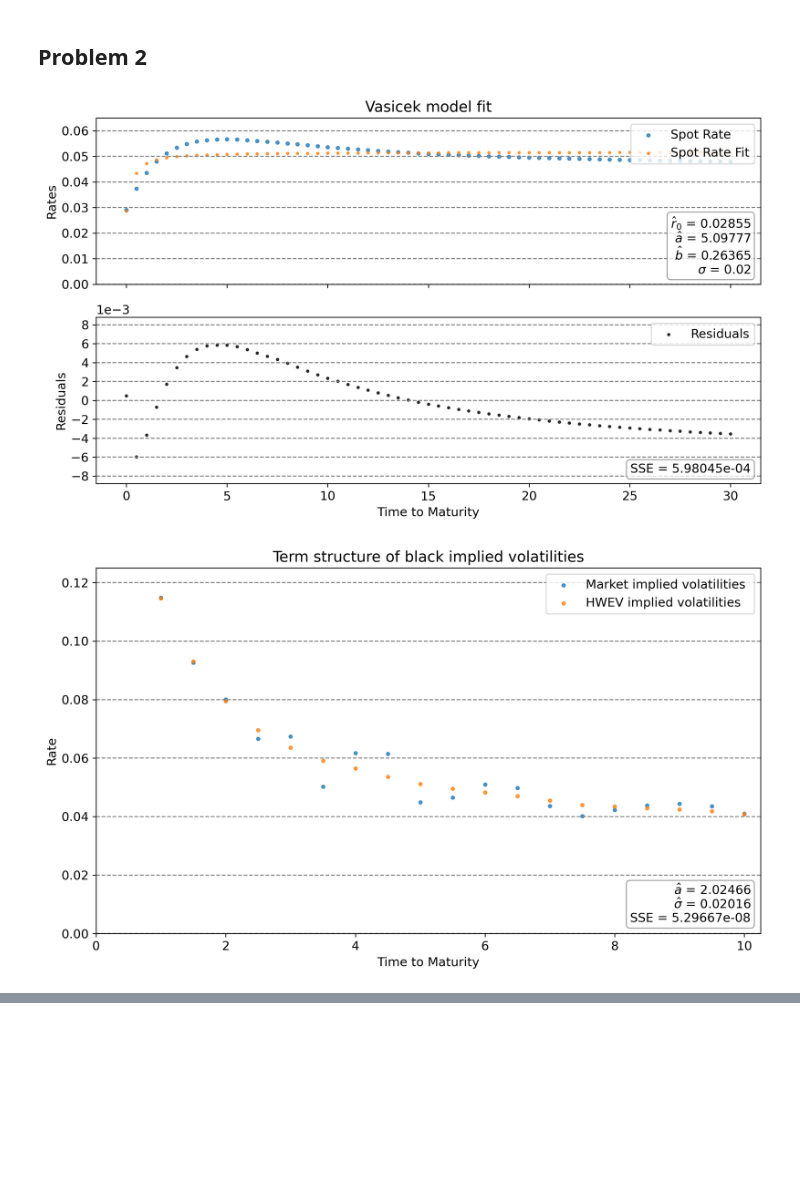
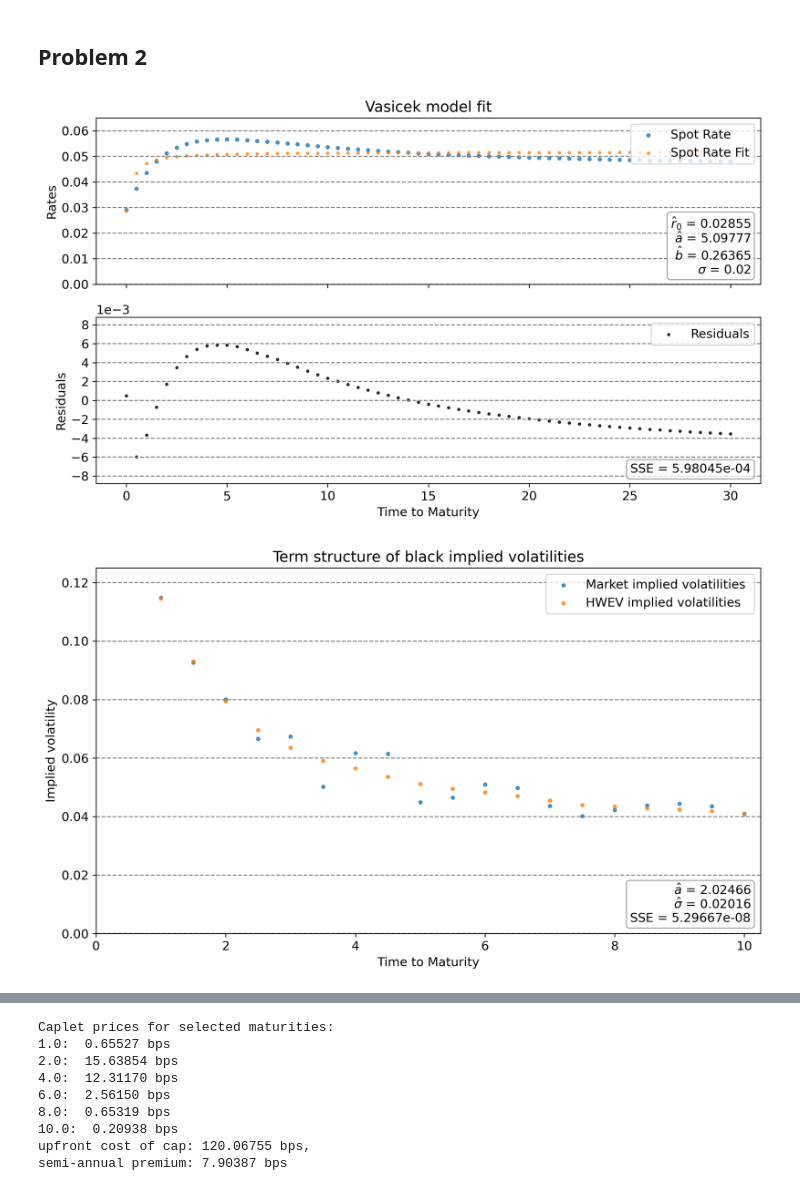
Before and after one commit to johanoelgaard/FixedIncome, a Jupyter notebook: 12/12.ipynb, the cells around one changed output, grey strips where cells are left out. Saved outputs shown, nothing was run; the diff lists cells and outputs as text; code cells hidden in the pictures; blank space fills up the shorter version.

```diff
--- a/12/12.ipynb
+++ b/12/12.ipynb
@@ -112,7 +111,8 @@ interpolation_options = {"method":"nelson_siegel","transition": 'smooth'}
 T_fit, R_fit, sse = fid.zcb_curve_fit(data_zcb,interpolation_options=interpolation_options)
 T_inter = np.linspace(0, 30, 2*int(T_fit[-1])+1)
 p_inter, R_inter, f_inter, T_inter = fid.zcb_curve_interpolate(T_inter=T_inter, T=T_fit, R=R_fit, interpolation_options=interpolation_options)
-L = fid.forward_libor_rates_from_zcb_prices(T_inter[:N_caplet],p_inter[:N_caplet])
+# L = fid.forward_libor_rates_from_zcb_prices(T_inter[:N_caplet],p_inter[:N_caplet])
+# a
 sigma_vasicek = 0.02
 param0 = 0.035, 6, 0.025
 result = minimize(fid.fit_vasicek_no_sigma_obj, param0, args=(sigma_vasicek, R_inter, T_inter), method='nelder-mead', options={'xatol': 1e-12, 'disp': False})
@@ -124,16 +124,16 @@ res = [{'label':'Residuals','x':T_inter,'y':R_inter - R_fit}]
 text = {'$\hat{r}_0$':r0_vasicek,'$\hat{a}$':a_vasicek,'$\hat{b}$':b_vasicek,'$\sigma$':f'{sigma_vasicek:.2f}'}
 text_res = {'SSE':result.fun}
 plot.fit(fit,res,'Vasicek model fit',text,text_res)
-# fit HWEV to caplet prices
+# b
 def fit_hwev_obj(param, strike, T, p, price_caplet_market):
     a, sigma = param
     caplet_hwev = fid.caplet_prices_hwev(strike, a, sigma, T, p)
     return np.sum((caplet_hwev - price_caplet_market)**2)
 param0 = 2.5, 0.018
-result = minimize(fit_hwev_obj, param0, args=(strike_caplet_market, T_caplet, p_inter[:N_caplet],price_caplet_market), method='nelder-mead', options={'xatol': 1e-12, 'disp': False})
+result = minimize(fit_hwev_obj, param0, args=(strike_caplet_market, T_caplet, p_inter[:N_caplet], price_caplet_market), method='nelder-mead', options={'xatol': 1e-12, 'disp': False})
 a_hwev, sigma_hwev = result.x
 price_caplet_hwev = fid.caplet_prices_hwev(strike_caplet_market, a_hwev, sigma_hwev, T_caplet, p_inter[:N_caplet])
-text_cap = {'$\hat{a}$':a,'$\hat{\sigma}$':sigma_hwev, 'SSE':f'{result.fun:.5e}'}
+text_cap = {'$\hat{a}$':a_hwev,'$\hat{\sigma}$':sigma_hwev, 'SSE':f'{result.fun:.5e}'}
 caplet_iv_market = np.zeros(N_caplet)
 caplet_iv_hwev = np.zeros(N_caplet)
 caplet_iv_market[0], caplet_iv_hwev[0], caplet_iv_market[1], caplet_iv_hwev[1] = np.nan, np.nan, np.nan, np.nan
@@ -142,44 +142,65 @@ for i in range(2,N_caplet):
     caplet_iv_hwev[i] = fid.black_caplet_iv(price_caplet_hwev[i], T_caplet[i], strike_caplet_market, alpha_caplet, p_inter[i], L[i])
 fit_cap = [{'label':'Market implied volatilities','x':T_caplet,'y':caplet_iv_market,'s':40},
                 {'label':'HWEV implied volatilities','x':T_caplet,'y':caplet_iv_hwev, 's':40}]
-plot.rates(fit_cap,title='Term structure of black implied volatilities',text=text_cap, legend_loc='upper right',text_loc='lower right', xrange=[0,10.25])
-# simulate trajectories of the short rate
+plot.rates(fit_cap,title='Term structure of black implied volatilities',text=text_cap, legend_loc='upper right', text_loc='lower right', xrange=[0,10.25], ylabel='Implied volatility')
+# c
 f_fit = np.array(fid.for_values_in_list_find_value_return_value(T_caplet,T_inter,f_inter))
 M_simul, T_simul = 500, 10
 t_simul = np.linspace(0, T_simul, M_simul+1)
 size_ci = 0.95
 np.random.seed(2025)
 f_simul, f_T_simul = fid.interpolate(t_simul,T_caplet,f_fit,interpolation_options)
 theta = fid.theta_hwev(t_simul, f_simul, f_T_simul, a_hwev, sigma_hwev)
 R_simul_hwev = fid.simul_hwev(f_simul[0], t_simul, theta, a_hwev, sigma_hwev, method = "euler")
 mean_hwev, var_hwev = fid.mean_var_hwev(a_hwev, sigma_hwev, t_simul, f_simul, f_T_simul)
 lb, ub = fid.ci_hwev(a_hwev, sigma_hwev, t_simul, f_simul, f_T_simul, size_ci, type_ci='two_sided')
 simul_hwev = [{'label':'Simulated rates Euler', 'x':t_simul, 'y':R_simul_hwev,'s':10},
                {'label':'Mean', 'x':t_simul, 'y':mean_hwev,'s':10},
                {'label':'Fitted forward rate', 'x':T_inter[:N_caplet], 'y':f_inter[:N_caplet],'s':40},
                {'label':'Upper bound', 'x':t_simul,'y':ub,'color':'black','s':3},
                {'label':'Lower bound', 'x':t_simul,'y':lb,'color':'black','s':3},
                ]
 text_hwev = {'$r_0$':f'{f_simul[0]:.5f}', '$a$':f'{a_hwev:.3f}', '$\sigma$':f'{sigma_hwev:.3f}'}
 plot.rates(simul_hwev,title='Simulated short rate, HWEV',text=text_hwev)
 mean_vasicek = np.zeros_like(t_simul)
 for i, t in enumerate(t_simul):
     mean_vasicek[i] = fid.mean_vasicek(r0_vasicek, a_vasicek, b_vasicek, sigma_vasicek, t)
 np.random.seed(2025)
 R_simul_vasicek = fid.simul_vasicek(r0_vasicek, a_vasicek, b_vasicek, sigma_vasicek, M_simul, T_simul, method='euler')
 lb, ub = fid.ci_vasicek(r0_vasicek, a_vasicek ,b_vasicek , sigma_vasicek, t_simul, size_ci)
 simul_plot = [{'label':'Simulated short rate','x':t_simul,'y':R_simul_vasicek, 's':10},
                 {'label':'Mean', 'x':t_simul, 'y':mean_vasicek,'s':10},
               {'label':'Fitted forward rate', 'x':T_inter[:N_caplet], 'y':f_inter[:N_caplet],'s':40},
               {'label':'Lower bound','x':t_simul,'y':lb, 's':3, 'color':'black'},
               {'label':'Upper bound','x':t_simul,'y':ub, 's':3, 'color':'black'}]
 text_vasicek = {'$r_0$':f'{r0_vasicek:.5f}', '$a$':f'{a_vasicek:.3f}', '$b$':f'{b_vasicek:.3f}', '$\sigma$':f'{sigma_vasicek:.3f}'}
 plot.rates(simul_plot,title='Simulated short rate, Vasicek',text=text_vasicek)
+# d
+strike_new = 0.06
+caplet_price_hwev = fid.caplet_prices_hwev(strike_new, a_hwev, sigma_hwev, T_caplet, p_inter[:N_caplet])
+T_report = np.array([1.0,2.0,4.0,6.0,8.0,10.0])
+caplet_price_hwev_report = np.zeros_like(T_report)
+print('Caplet prices for selected maturities:')
+for i, t in enumerate(T_report):
+    caplet_price_hwev_report[i] = fid.find_value_return_value(t, T_caplet, caplet_price_hwev, precision=1e-8)[1][0][1]
+    print(f'{T_report[i]:.1f}:  {caplet_price_hwev_report[i]*10000:.5f} bps')
+S_cap = fid.accrual_factor_from_zcb_prices(0,0,T_caplet[-1],"semiannual",T_caplet, p_inter[:N_caplet])
+price_cap = sum(caplet_price_hwev)
+print(f"upfront cost of cap: {price_cap*10000:.5f} bps,\nsemi-annual premium: {alpha_caplet*price_cap*10000/S_cap:.5f} bps")
 # %% [output]
 [figure]
-[figure, old version]
+[figure, new version]
 [figure]
 [figure]
+Caplet prices for selected maturities:
+1.0:  0.65527 bps
+2.0:  15.63854 bps
+4.0:  12.31170 bps
+6.0:  2.56150 bps
+8.0:  0.65319 bps
+10.0:  0.20938 bps
+upfront cost of cap: 120.06755 bps,
+semi-annual premium: 7.90387 bps
 # %% [markdown]
 #### a)
 The estimated paramters when fitting the Vasicek model to the data with $\sigma = 0.02$ are $\hat{r}_0 = 0.002855$, $\hat{a} = 5.09777$, $\hat{b} = 0.26365$. I would expect the Vasicek model to not fit the data well as we in problem 1 clearly see a hump in in spot rates which the Vasicek model cannot handle. It – as the CIR model – can only model monotone interest rates i.e. that they are either strictly increasing, decreasing or constant. Instead of the Vasicek model I would suggest either the Hull-White extended Vasicek model or the Ho-Lee model as they can handle the hump in the spot rates.
```
Also changed, not shown: parts of 11 cells of this notebook, 1 other file.
